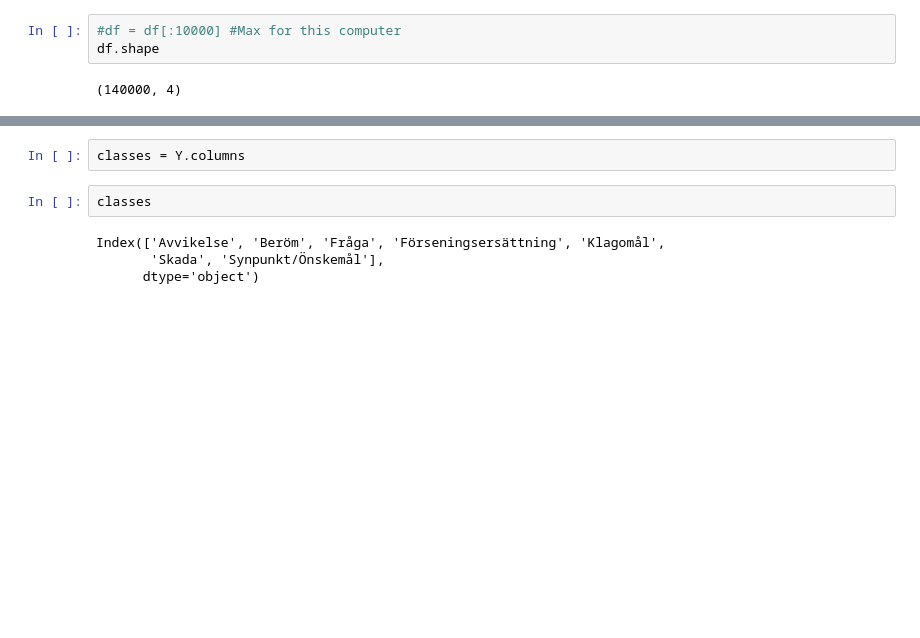
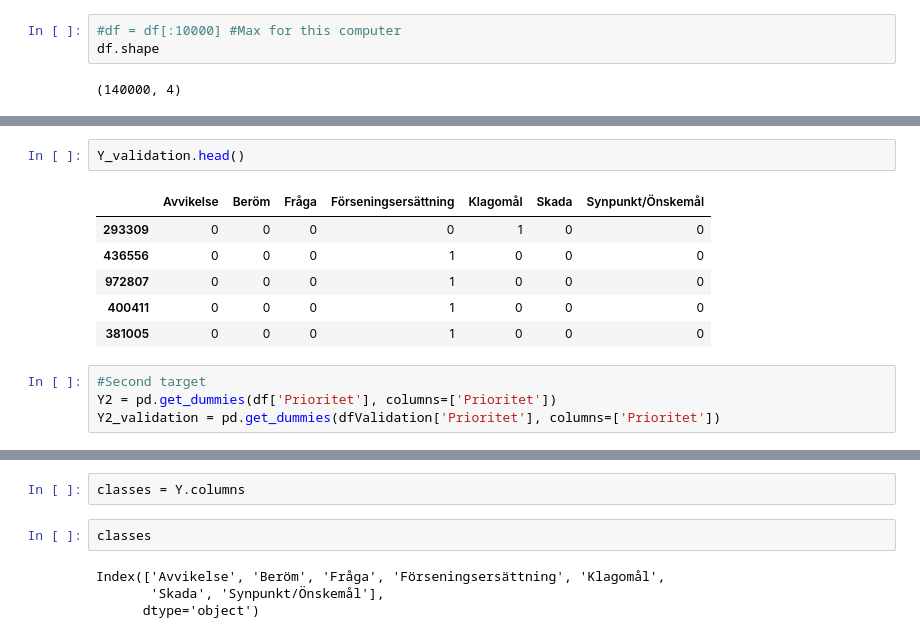
Before and after one commit to cerionXLII/NLP_BERT, a Jupyter notebook: src/Bert.ipynb, the cells around one changed output, grey strips where cells are left out. Cells and saved outputs as stored; diff of their text form; blank space fills up the shorter version.

```diff
--- a/src/Bert.ipynb
+++ b/src/Bert.ipynb
@@ -216,0 +268,13 @@ Y = pd.get_dummies(df['Ärendetyp'], columns=['Ärendetyp'])
+# %%
+Y_validation.head()
+# %% [output]
+|  | Avvikelse | Beröm | Fråga | Förseningsersättning | Klagomål | Skada | Synpunkt/Önskemål |
+| 293309 | 0 | 0 | 0 | 0 | 1 | 0 | 0 |
+| 436556 | 0 | 0 | 0 | 1 | 0 | 0 | 0 |
+| 972807 | 0 | 0 | 0 | 1 | 0 | 0 | 0 |
+| 400411 | 0 | 0 | 0 | 1 | 0 | 0 | 0 |
+| 381005 | 0 | 0 | 0 | 1 | 0 | 0 | 0 |
+# %%
+#Second target
+Y2 = pd.get_dummies(df['Prioritet'], columns=['Prioritet'])
+Y2_validation = pd.get_dummies(dfValidation['Prioritet'], columns=['Prioritet'])
```
Also changed, not shown: parts of 32 cells of this notebook.
